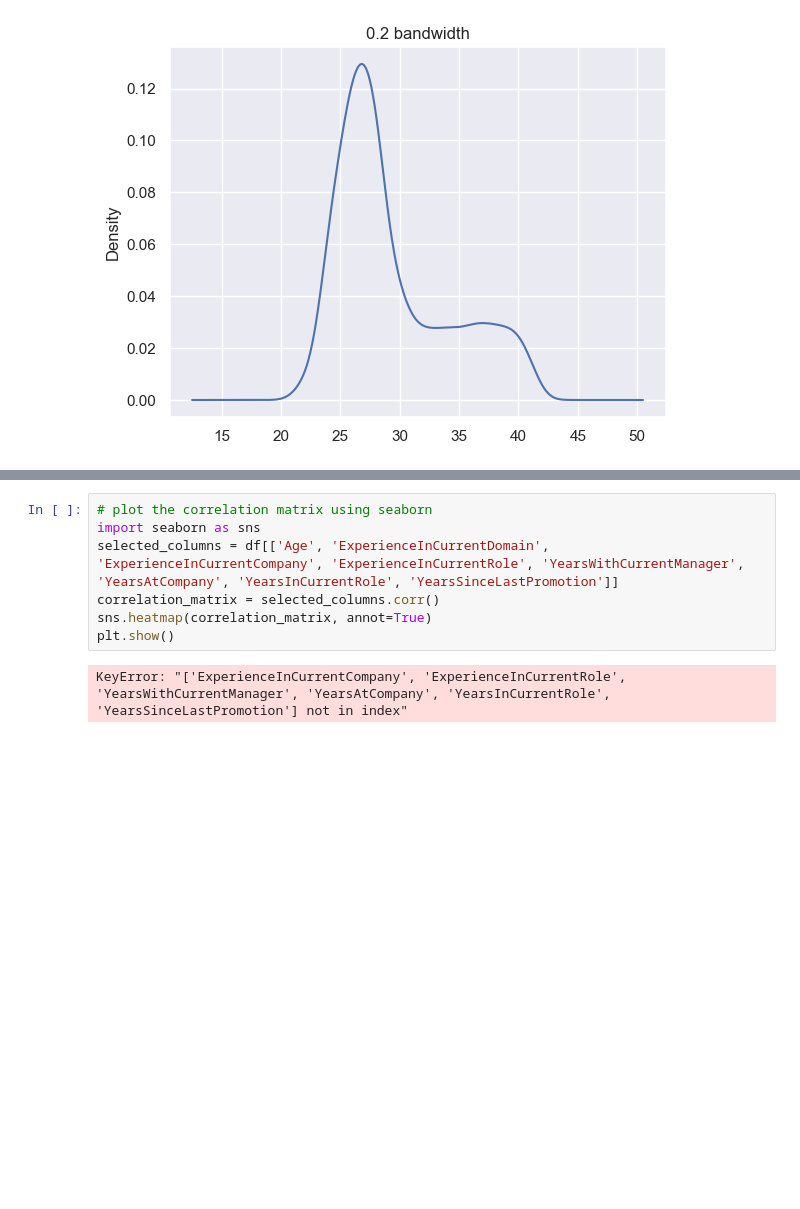
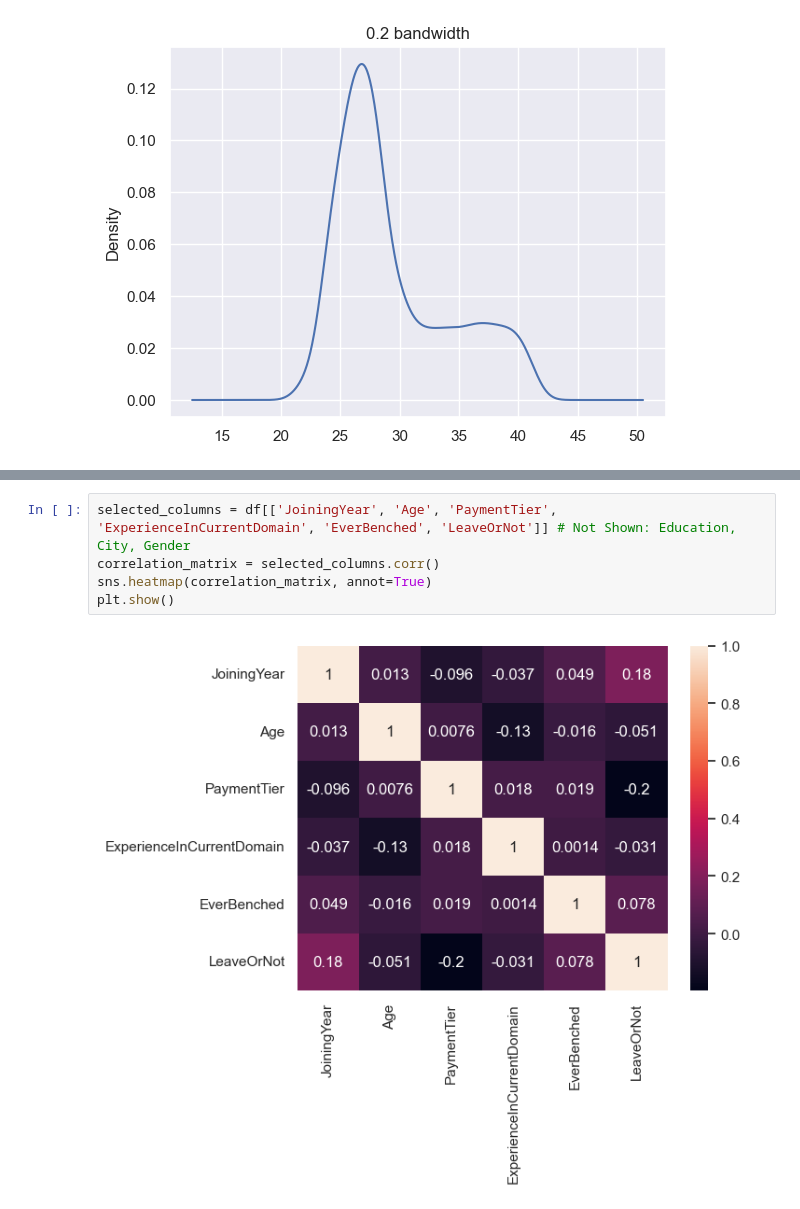
Before and after one commit to QuinnMatthews/MLinPyNotebooks, a Jupyter notebook: LabOne.ipynb, the cells around one changed output, grey strips where cells are left out. Drawn from its saved outputs; the diff is of its cells as text; blank space fills up the shorter version.

```diff
--- a/LabOne.ipynb
+++ b/LabOne.ipynb
@@ -127,9 +139,7 @@ It's important to see if there are any high levels of correlation between the va
 # %%
-# plot the correlation matrix using seaborn
-import seaborn as sns
-selected_columns = df[['Age', 'ExperienceInCurrentDomain', 'ExperienceInCurrentCompany', 'ExperienceInCurrentRole', 'YearsWithCurrentManager', 'YearsAtCompany', 'YearsInCurrentRole', 'YearsSinceLastPromotion']]
+selected_columns = df[['JoiningYear', 'Age', 'PaymentTier', 'ExperienceInCurrentDomain', 'EverBenched', 'LeaveOrNot']] # Not Shown: Education, City, Gender
 correlation_matrix = selected_columns.corr()
 sns.heatmap(correlation_matrix, annot=True)
 plt.show()
 # %% [output]
-KeyError: "['ExperienceInCurrentCompany', 'ExperienceInCurrentRole', 'YearsWithCurrentManager', 'YearsAtCompany', 'YearsInCurrentRole', 'YearsSinceLastPromotion'] not in index"
+[figure, added]
```
Also changed, not shown: parts of 8 cells of this notebook.
